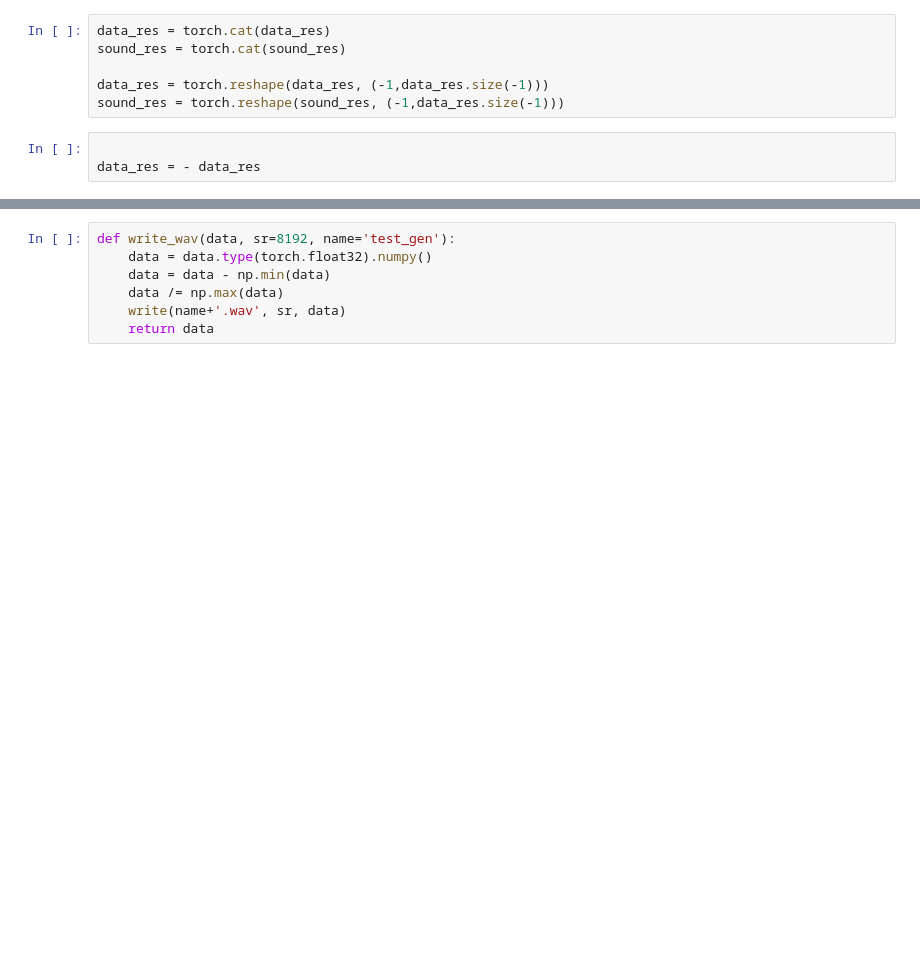
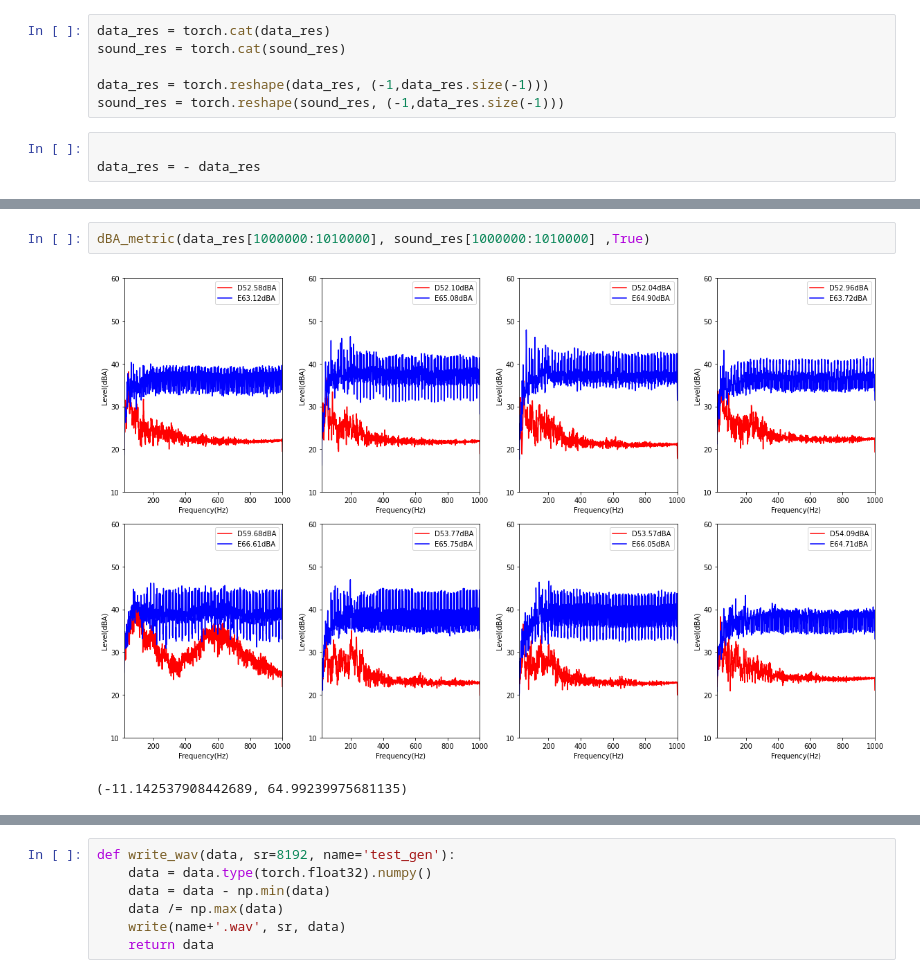
Before and after one commit to lsg1213/ai_model, a Jupyter notebook: pytorch/test_model/visualization.ipynb, the cells around one changed output, grey strips where cells are left out. Drawn from its saved outputs; the diff is of its cells as text; blank space fills up the shorter version.

```diff
--- a/pytorch/test_model/visualization.ipynb
+++ b/pytorch/test_model/visualization.ipynb
@@ -132 +156,6 @@ plt.show(fig)
+# %%
+dBA_metric(data_res[1000000:1010000], sound_res[1000000:1010000] ,True)
+# %% [output]
+[figure, added]
+(-11.142537908442689, 64.99239975681135)
 # %%
```
Also changed, not shown: parts of 17 cells of this notebook, 6 other files.
